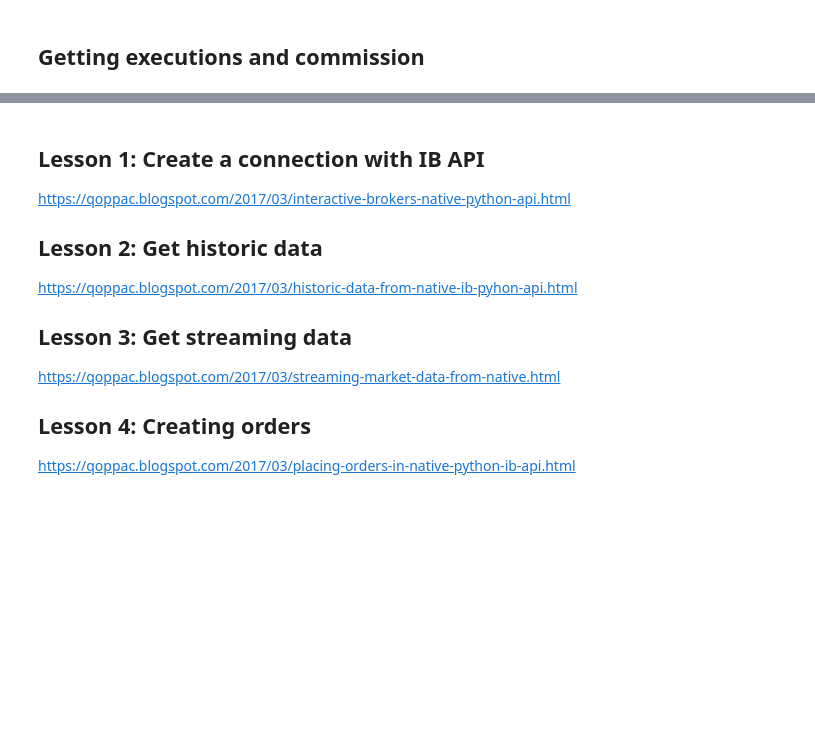
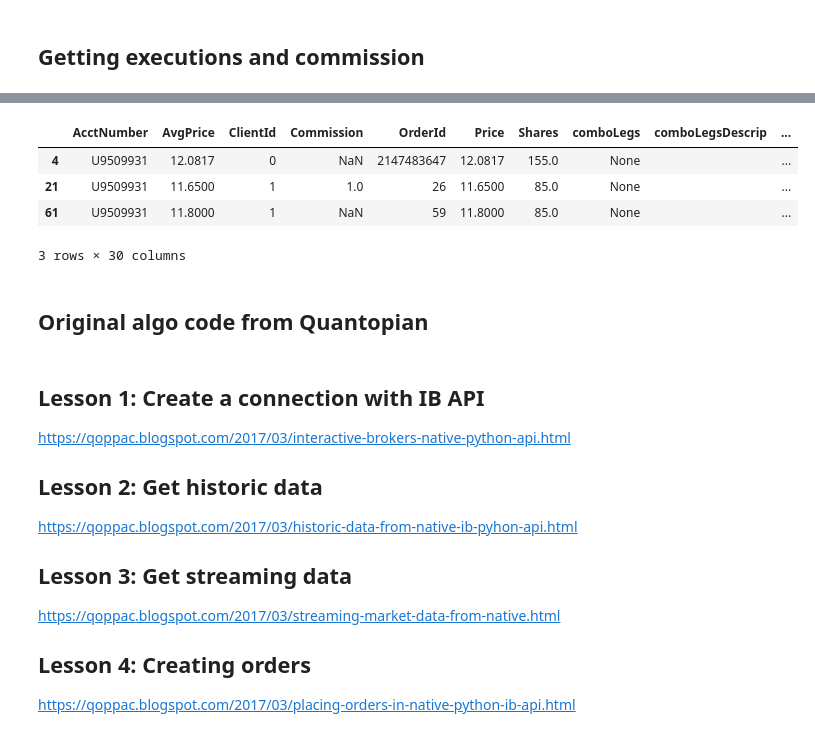
Before and after one commit to ajmal017/BroCodePC, a Jupyter notebook: IB API Trader.ipynb, the cells around one changed output, grey strips where cells are left out. Drawn from its saved outputs; the diff is of its cells as text; code cells hidden in the pictures; blank space fills up the shorter version.

```diff
--- a/IB API Trader.ipynb
+++ b/IB API Trader.ipynb
@@ -312,0 +261,10 @@ accounting_updates[0]
+# %%
+d = a.loc[a.symbol == c.Symbol]
+# %%
+d.
+# %% [output]
+|  | AcctNumber | AvgPrice | ClientId | Commission | OrderId | Price | Shares | comboLegs | comboLegsDescrip | ... |
+| 4 | U9509931 | 12.0817 | 0 | NaN | 2147483647 | 12.0817 | 155.0 | None |  | ... |
+| 21 | U9509931 | 11.6500 | 1 | 1.0 | 26 | 11.6500 | 85.0 | None |  | ... |
+| 61 | U9509931 | 11.8000 | 1 | NaN | 59 | 11.8000 | 85.0 | None |  | ... |
+3 rows × 30 columns
@@ -313,3 +274,5 @@ accounting_updates[0]
+# %% [markdown]
+## Original algo code from Quantopian
 # %%
 # Re-balancing method from 30_stock algo every 10 minutes. Buy order cycles through list of 100 stock selected each day.
 
```
Also changed, not shown: parts of 51 cells of this notebook, 17 other files.
